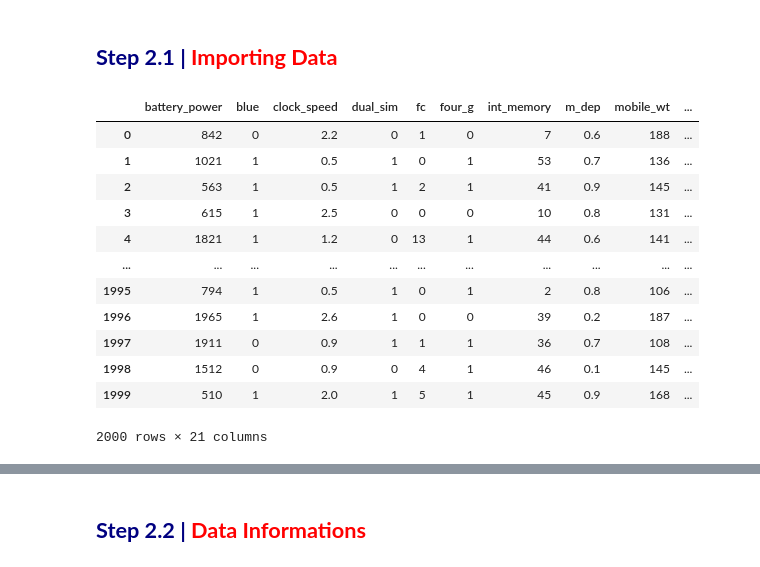
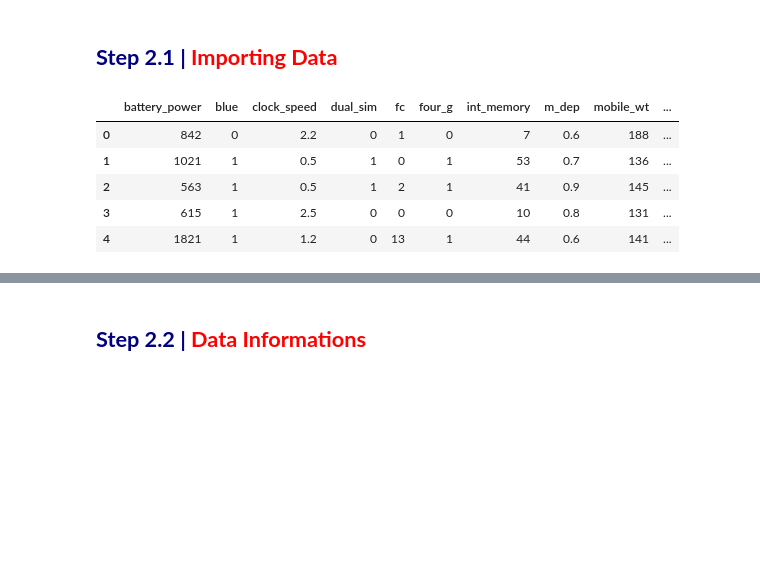
Before and after one commit to NimaPourmoradi/MobilePrice1, a Jupyter notebook: Classification2.ipynb, the cells around one changed output, grey strips where cells are left out. Saved outputs shown, nothing was run; the diff lists cells and outputs as text; code cells hidden in the pictures; blank space fills up the shorter version.

```diff
--- a/Classification2.ipynb
+++ b/Classification2.ipynb
@@ -118,21 +118,14 @@ All libraries configed succesfully
 # %%
 # Input train data
 Train = pd.read_csv('train.csv')
-Train
+Train.head()
 # %% [output]
 |  | battery_power | blue | clock_speed | dual_sim | fc | four_g | int_memory | m_dep | mobile_wt | ... |
 | 0 | 842 | 0 | 2.2 | 0 | 1 | 0 | 7 | 0.6 | 188 | ... |
 | 1 | 1021 | 1 | 0.5 | 1 | 0 | 1 | 53 | 0.7 | 136 | ... |
 | 2 | 563 | 1 | 0.5 | 1 | 2 | 1 | 41 | 0.9 | 145 | ... |
 | 3 | 615 | 1 | 2.5 | 0 | 0 | 0 | 10 | 0.8 | 131 | ... |
 | 4 | 1821 | 1 | 1.2 | 0 | 13 | 1 | 44 | 0.6 | 141 | ... |
-| ... | ... | ... | ... | ... | ... | ... | ... | ... | ... | ... |
-| 1995 | 794 | 1 | 0.5 | 1 | 0 | 1 | 2 | 0.8 | 106 | ... |
-| 1996 | 1965 | 1 | 2.6 | 1 | 0 | 0 | 39 | 0.2 | 187 | ... |
-| 1997 | 1911 | 0 | 0.9 | 1 | 1 | 1 | 36 | 0.7 | 108 | ... |
-| 1998 | 1512 | 0 | 0.9 | 0 | 4 | 1 | 46 | 0.1 | 145 | ... |
-| 1999 | 510 | 1 | 2.0 | 1 | 5 | 1 | 45 | 0.9 | 168 | ... |
-2000 rows × 21 columns
 # %%
 # Input test data
 Test = pd.read_csv('test.csv')
```
Also changed, not shown: parts of 15 cells of this notebook.
